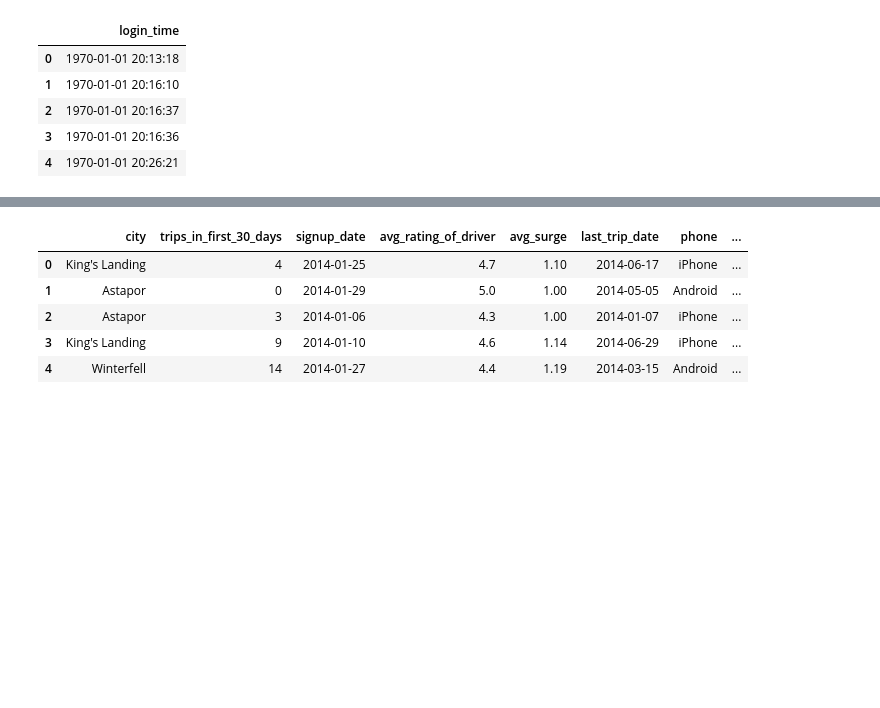
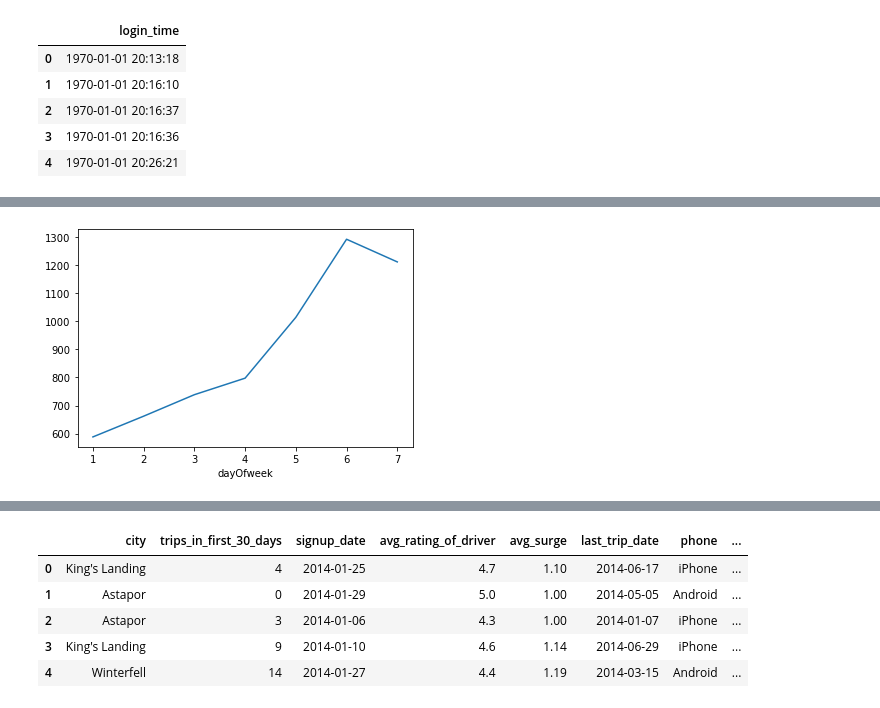
Before and after one commit to yoyo6022/Springboard-hands-on-project, a Jupyter notebook: ultimate_challenge/Ultimate_Challenge.ipynb, the cells around one changed output, grey strips where cells are left out. Cells and saved outputs as stored; diff of their text form; code cells hidden in the pictures; blank space fills up the shorter version.

```diff
--- a/ultimate_challenge/Ultimate_Challenge.ipynb
+++ b/ultimate_challenge/Ultimate_Challenge.ipynb
@@ -18,0 +135,4 @@ df1.head()
+# %%
+df1_D = pd.DataFrame(df1.resample('D')['count'].sum())
+# %%
+df1_D['dayOfweek']= df1_D.index.weekday+1
@@ -18,0 +149,5 @@ df1.head()
+# %%
+df1_D.groupby('dayOfweek')['count'].mean().plot()
+plt.show()
+# %% [output]
+[figure, added]
```
Also changed, not shown: parts of 26 cells of this notebook.
